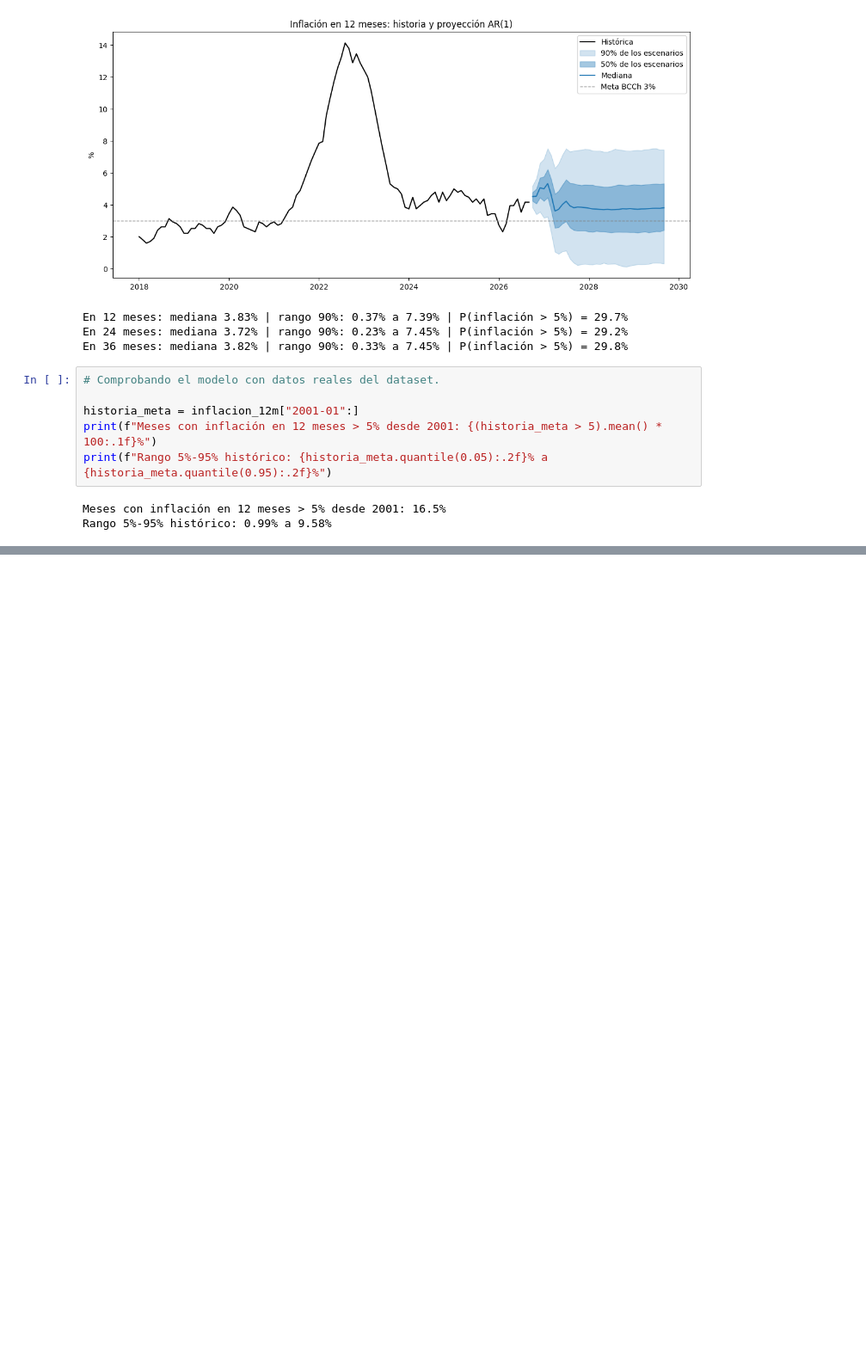
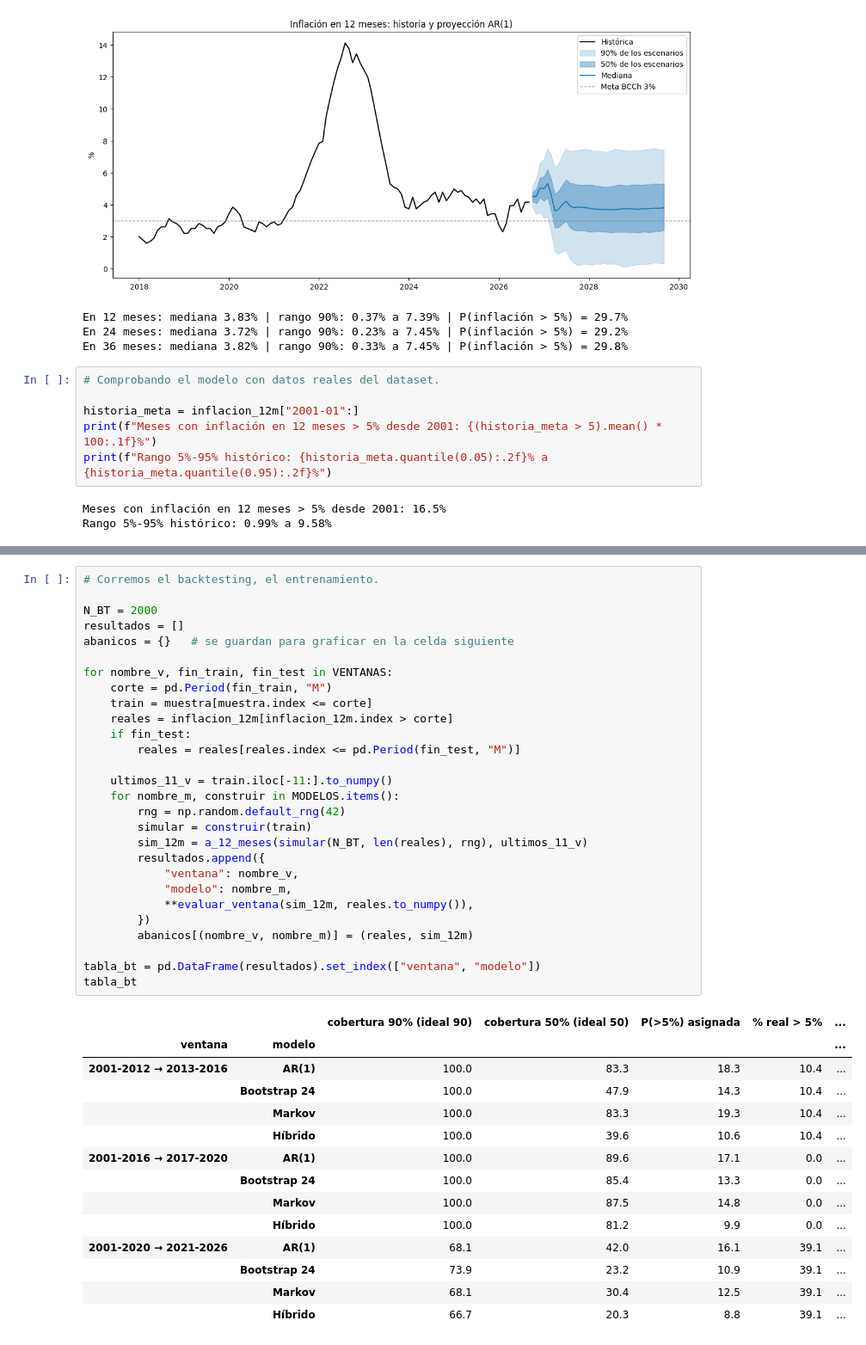
Before and after one commit to nombre00/gestor_datos_economicos, a Jupyter notebook: notebooks/001_modelo_inflacion.ipynb, the cells around one changed output, grey strips where cells are left out. Shown at 86% size. Drawn from its saved outputs; the diff is of its cells as text; blank space fills up the shorter version.

```diff
--- a/notebooks/001_modelo_inflacion.ipynb
+++ b/notebooks/001_modelo_inflacion.ipynb
@@ -215,0 +610,43 @@ Rango 5%-95% histórico: 0.99% a 9.58%
+# %%
+# Corremos el backtesting, el entrenamiento.
+
+N_BT = 2000
+resultados = []
+abanicos = {}   # se guardan para graficar en la celda siguiente
+
+for nombre_v, fin_train, fin_test in VENTANAS:
+    corte = pd.Period(fin_train, "M")
+    train = muestra[muestra.index <= corte]
+    reales = inflacion_12m[inflacion_12m.index > corte]
+    if fin_test:
+        reales = reales[reales.index <= pd.Period(fin_test, "M")]
+
+    ultimos_11_v = train.iloc[-11:].to_numpy()
+    for nombre_m, construir in MODELOS.items():
+        rng = np.random.default_rng(42)
+        simular = construir(train)
+        sim_12m = a_12_meses(simular(N_BT, len(reales), rng), ultimos_11_v)
+        resultados.append({
+            "ventana": nombre_v,
+            "modelo": nombre_m,
+            **evaluar_ventana(sim_12m, reales.to_numpy()),
+        })
+        abanicos[(nombre_v, nombre_m)] = (reales, sim_12m)
+
+tabla_bt = pd.DataFrame(resultados).set_index(["ventana", "modelo"])
+tabla_bt
+# %% [output]
+|  |  | cobertura 90% (ideal 90) | cobertura 50% (ideal 50) | P(>5%) asignada | % real > 5% | ... |
+| ventana | modelo |  |  |  |  | ... |
+| 2001-2012 → 2013-2016 | AR(1) | 100.0 | 83.3 | 18.3 | 10.4 | ... |
+|  | Bootstrap 24 | 100.0 | 47.9 | 14.3 | 10.4 | ... |
+|  | Markov | 100.0 | 83.3 | 19.3 | 10.4 | ... |
+|  | Híbrido | 100.0 | 39.6 | 10.6 | 10.4 | ... |
+| 2001-2016 → 2017-2020 | AR(1) | 100.0 | 89.6 | 17.1 | 0.0 | ... |
+|  | Bootstrap 24 | 100.0 | 85.4 | 13.3 | 0.0 | ... |
+|  | Markov | 100.0 | 87.5 | 14.8 | 0.0 | ... |
+|  | Híbrido | 100.0 | 81.2 | 9.9 | 0.0 | ... |
+| 2001-2020 → 2021-2026 | AR(1) | 68.1 | 42.0 | 16.1 | 39.1 | ... |
+|  | Bootstrap 24 | 73.9 | 23.2 | 10.9 | 39.1 | ... |
+|  | Markov | 68.1 | 30.4 | 12.5 | 39.1 | ... |
+|  | Híbrido | 66.7 | 20.3 | 8.8 | 39.1 | ... |
```
Also changed, not shown: parts of 13 cells of this notebook.
